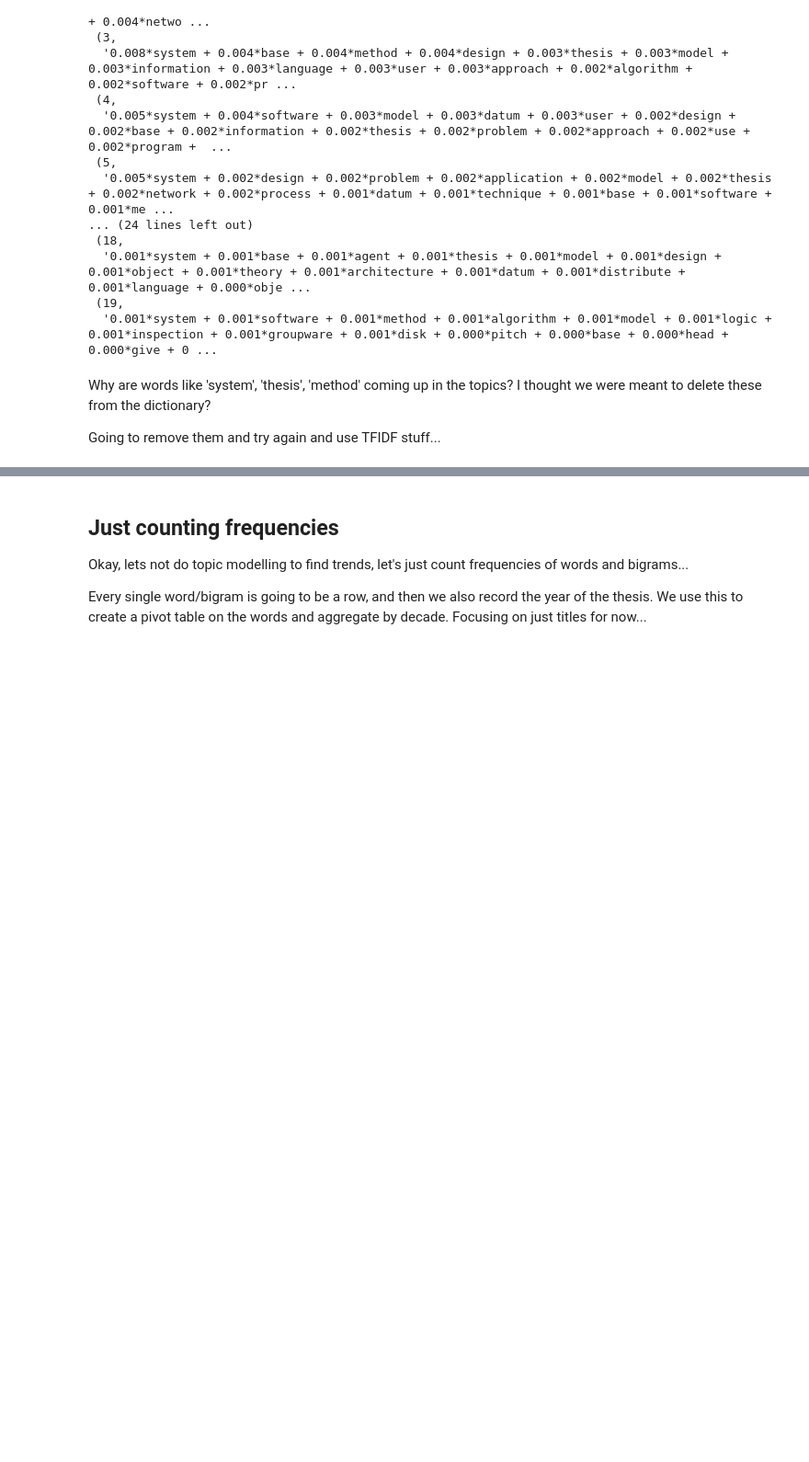
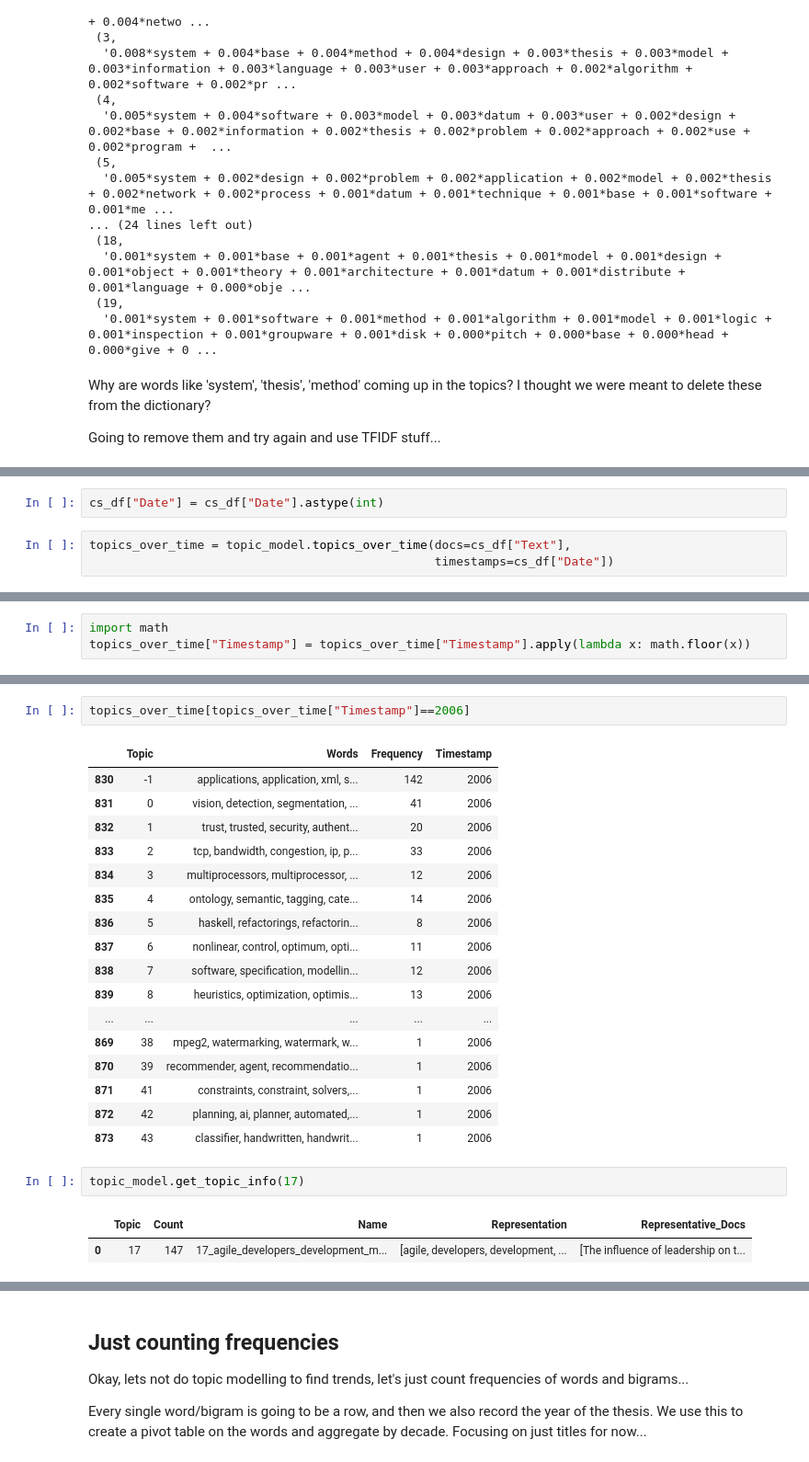
Before and after one commit to rchan26/ethos_TDS, a Jupyter notebook: notebooks/topic_modelling.ipynb, the cells around one changed output, grey strips where cells are left out. Shown: that part at 92% size. Drawn from its saved outputs; the diff is of its cells as text; blank space fills up the shorter version.

```diff
--- a/notebooks/topic_modelling.ipynb
+++ b/notebooks/topic_modelling.ipynb
@@ -193,0 +346,5 @@ Going to remove them and try again and use TFIDF stuff...
+# %%
+cs_df["Date"] = cs_df["Date"].astype(int)
+# %%
+topics_over_time = topic_model.topics_over_time(docs=cs_df["Text"],
+                                                timestamps=cs_df["Date"])
@@ -193,0 +367,3 @@ Going to remove them and try again and use TFIDF stuff...
+# %%
+import math
+topics_over_time["Timestamp"] = topics_over_time["Timestamp"].apply(lambda x: math.floor(x))
@@ -193,0 +385,25 @@ Going to remove them and try again and use TFIDF stuff...
+# %%
+topics_over_time[topics_over_time["Timestamp"]==2006]
+# %% [output]
+|  | Topic | Words | Frequency | Timestamp |
+| 830 | -1 | applications, application, xml, s... | 142 | 2006 |
+| 831 | 0 | vision, detection, segmentation, ... | 41 | 2006 |
+| 832 | 1 | trust, trusted, security, authent... | 20 | 2006 |
+| 833 | 2 | tcp, bandwidth, congestion, ip, p... | 33 | 2006 |
+| 834 | 3 | multiprocessors, multiprocessor, ... | 12 | 2006 |
+| 835 | 4 | ontology, semantic, tagging, cate... | 14 | 2006 |
+| 836 | 5 | haskell, refactorings, refactorin... | 8 | 2006 |
+| 837 | 6 | nonlinear, control, optimum, opti... | 11 | 2006 |
+| 838 | 7 | software, specification, modellin... | 12 | 2006 |
+| 839 | 8 | heuristics, optimization, optimis... | 13 | 2006 |
+| ... | ... | ... | ... | ... |
+| 869 | 38 | mpeg2, watermarking, watermark, w... | 1 | 2006 |
+| 870 | 39 | recommender, agent, recommendatio... | 1 | 2006 |
+| 871 | 41 | constraints, constraint, solvers,... | 1 | 2006 |
+| 872 | 42 | planning, ai, planner, automated,... | 1 | 2006 |
+| 873 | 43 | classifier, handwritten, handwrit... | 1 | 2006 |
+# %%
+topic_model.get_topic_info(17)
+# %% [output]
+|  | Topic | Count | Name | Representation | Representative_Docs |
+| 0 | 17 | 147 | 17_agile_developers_development_m... | [agile, developers, development, ... | [The influence of leadership on t... |
```
Also changed, not shown: parts of 26 cells of this notebook, 3 other files.
